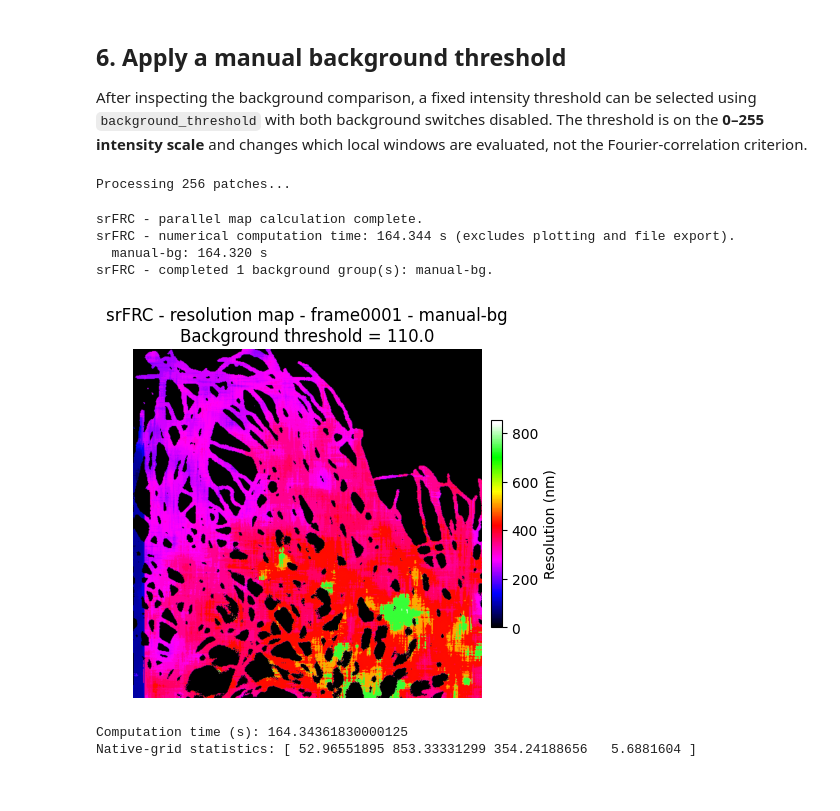
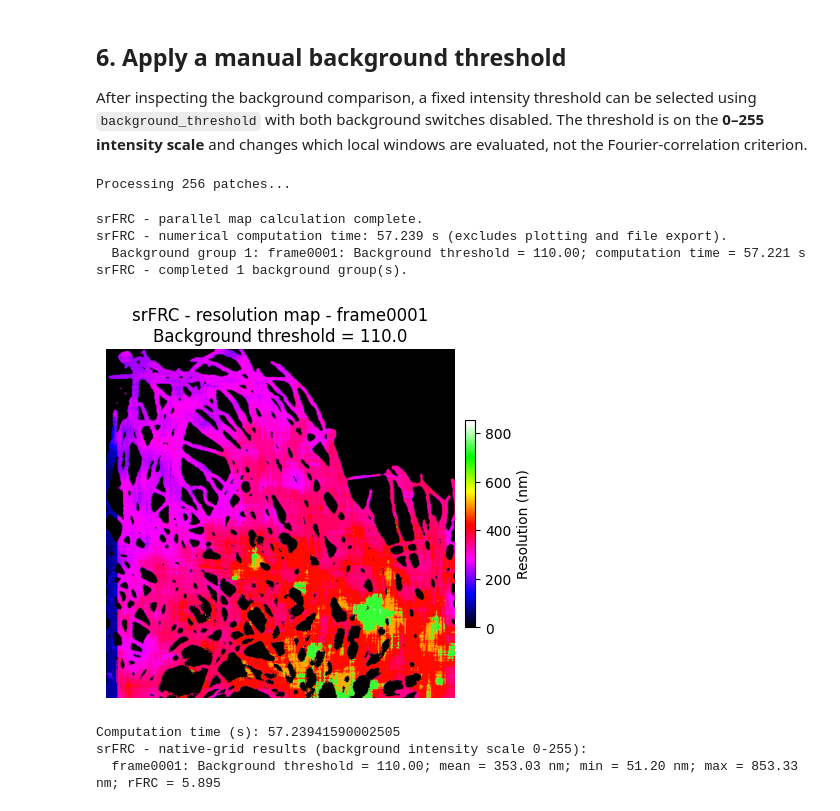
Before and after one commit to SR-Wiki/srFRCpy, a Jupyter notebook: demos/srFRC_demo.ipynb, the cells around one changed output. Saved outputs shown, nothing was run; the diff lists cells and outputs as text; code cells hidden in the pictures.

```diff
--- a/demos/srFRC_demo.ipynb
+++ b/demos/srFRC_demo.ipynb
@@ -151,19 +150,20 @@ After inspecting the background comparison, a fixed intensity threshold can be s
 # %%
 manual_threshold = 110  # Example only; choose based on this sample's intensity.
 if run_background_example:
     manual = RollingFourierRingCorrelation(
         pixel_size=other_pixel_size_nm,
         adaptive_background=False,
         background_threshold=manual_threshold)
     manual.execute(other_image)
     print('Computation time (s):', manual.computation_time_seconds)
-    print('Native-grid statistics:', manual.calculate_global())
+    manual.print_summary()
 # %% [output]
 Processing 256 patches...
 srFRC - parallel map calculation complete.
-srFRC - numerical computation time: 164.344 s (excludes plotting and file export).
-  manual-bg: 164.320 s
-srFRC - completed 1 background group(s): manual-bg.
+srFRC - numerical computation time: 57.239 s (excludes plotting and file export).
+  Background group 1: frame0001: Background threshold = 110.00; computation time = 57.221 s
+srFRC - completed 1 background group(s).
-[figure, old version]
+[figure, new version]
-Computation time (s): 164.34361830000125
-Native-grid statistics: [ 52.96551895 853.33331299 354.24188656   5.6881604 ]
+Computation time (s): 57.23941590002505
+srFRC - native-grid results (background intensity scale 0-255):
+  frame0001: Background threshold = 110.00; mean = 353.03 nm; min = 51.20 nm; max = 853.33 nm; rFRC = 5.895
```
Also changed, not shown: parts of 3 cells of this notebook, 14 other files.
